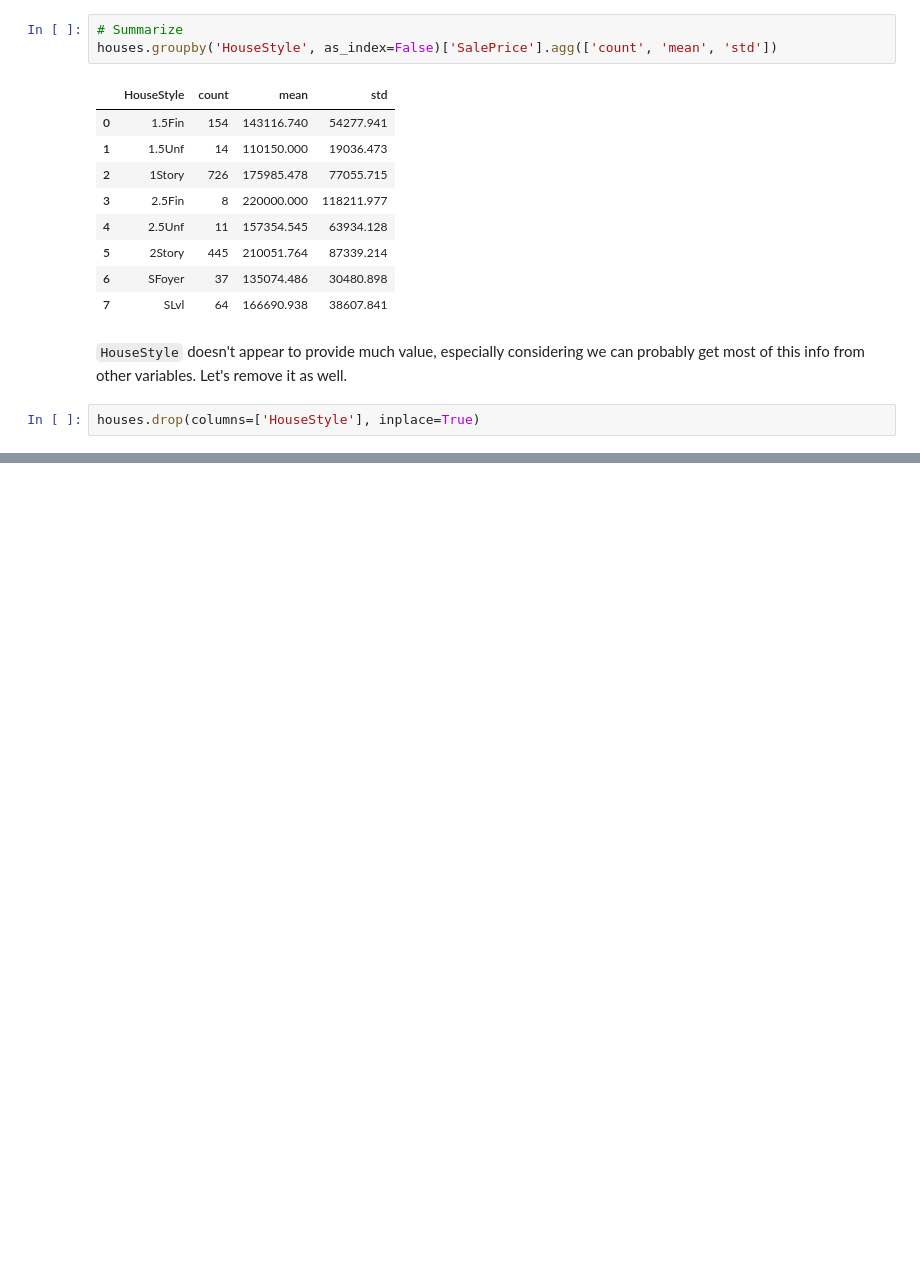
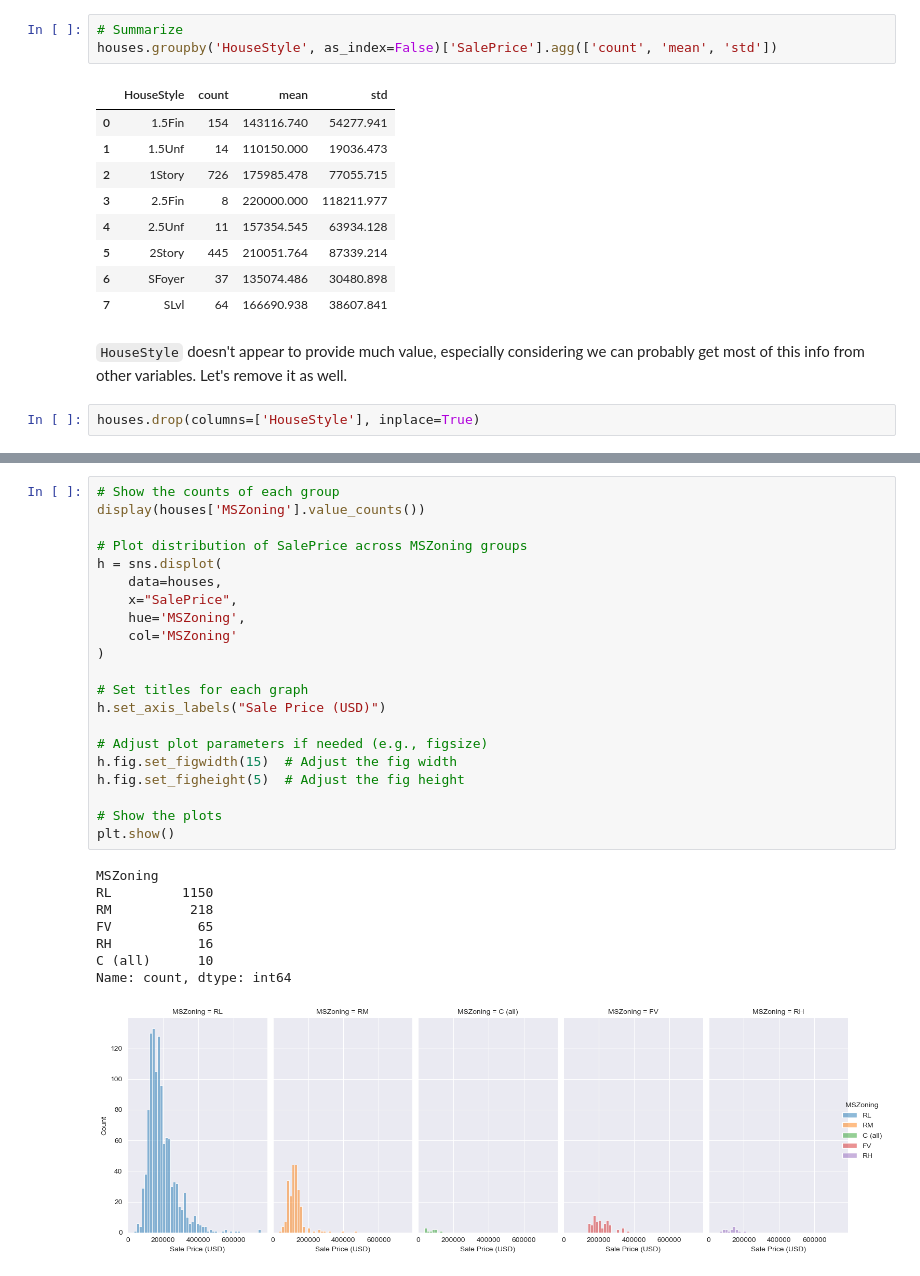
Before and after one commit to faupel15/Housing_Price_Prediction, a Jupyter notebook: Housing_Price_Prediction.ipynb, the cells around one changed output, grey strips where cells are left out. Drawn from its saved outputs; the diff is of its cells as text; blank space fills up the shorter version.

```diff
--- a/Housing_Price_Prediction.ipynb
+++ b/Housing_Price_Prediction.ipynb
@@ -857,0 +899,30 @@ houses.drop(columns=['HouseStyle'], inplace=True)
+# %%
+# Show the counts of each group
+display(houses['MSZoning'].value_counts())
+
+# Plot distribution of SalePrice across MSZoning groups
+h = sns.displot(
+    data=houses,
+    x="SalePrice",
+    hue='MSZoning',
+    col='MSZoning'
+)
+
+# Set titles for each graph
+h.set_axis_labels("Sale Price (USD)")
+
+# Adjust plot parameters if needed (e.g., figsize)
+h.fig.set_figwidth(15)  # Adjust the fig width
+h.fig.set_figheight(5)  # Adjust the fig height
+
+# Show the plots
+plt.show()
+# %% [output]
+MSZoning
+RL         1150
+RM          218
+FV           65
+RH           16
+C (all)      10
+Name: count, dtype: int64
+[figure, added]
```
Also changed, not shown: parts of 6 cells of this notebook.
